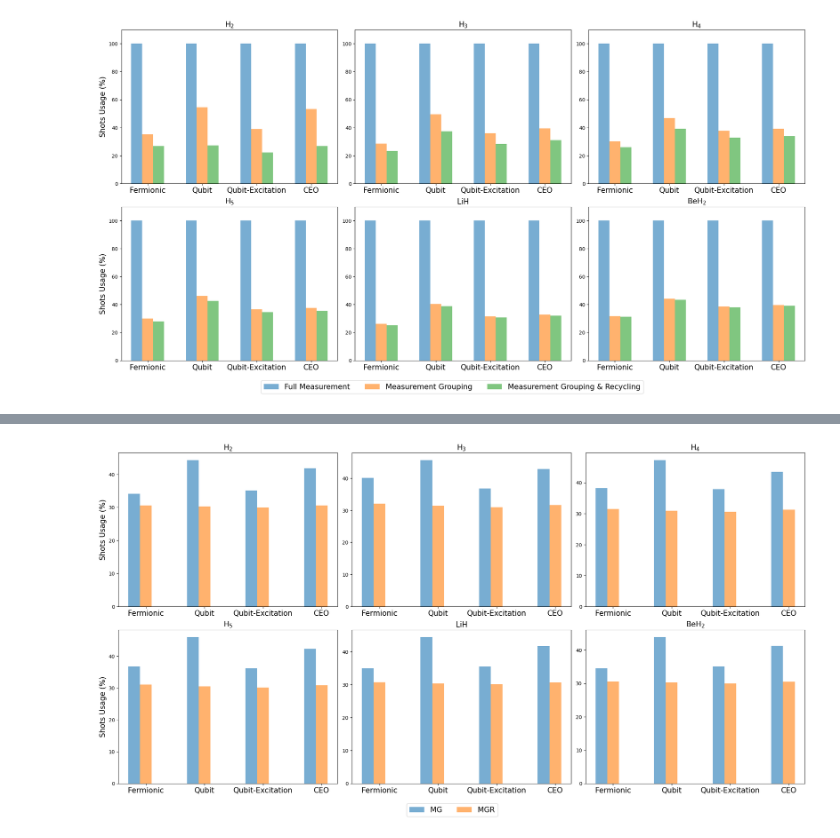
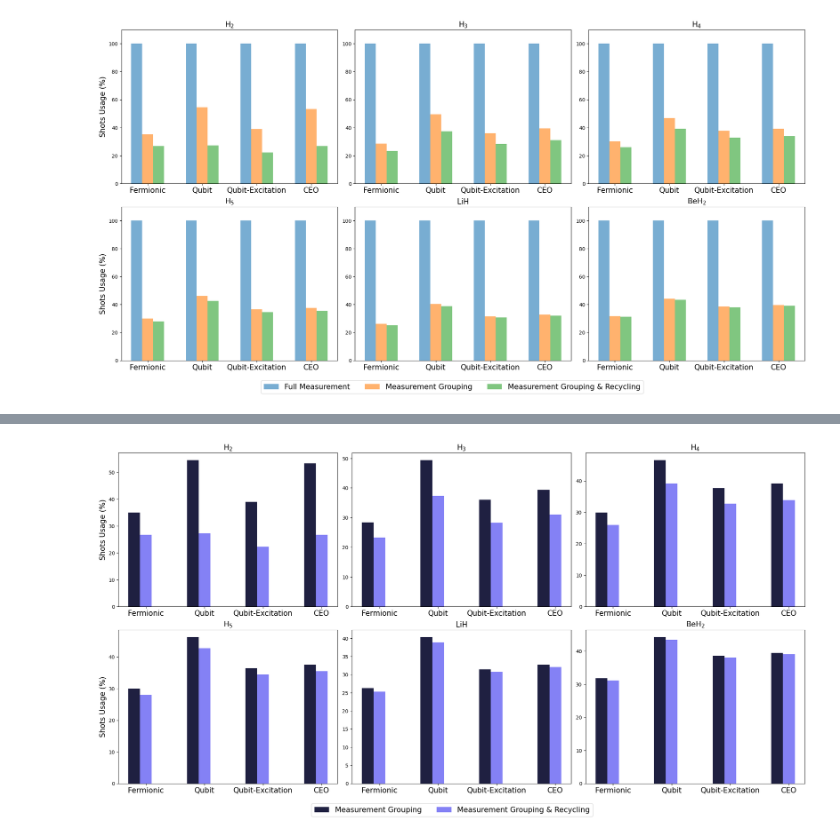
Before and after one commit to azhar-ikhtiarudin/ShotOptimization-ADAPT-VQE, a Jupyter notebook: data/data_meas_recycle.ipynb, the cells around one changed output, grey strips where cells are left out. Saved outputs shown, nothing was run; the diff lists cells and outputs as text; code cells hidden in the pictures.

Commit message:
update bar chart style

```diff
--- a/data/data_meas_recycle.ipynb
+++ b/data/data_meas_recycle.ipynb
@@ -553,71 +292,75 @@ pools_data = {
 
 methods_data = {
     "H$_2$": {
-        # 'FM': (100, 100, 100, 100),
-        'MG': (34.03, 44.28, 35.02, 41.75),
-        'MGR': (30.52, 30.21, 29.96, 30.52),
+        # 'Full Measurement': (100, 100, 100, 100),
+        'Measurement Grouping': (35, 54.54, 38.89, 53.33),
+        'Measurement Grouping & Recycling': (26.67, 27.27, 22.22, 26.67),
     },
     "H$_3$": {
-        # 'FM': (100, 100, 100, 100),
-        'MG': (40.12, 45.67, 36.78, 42.90),
-        'MGR': (32.10, 31.45, 30.98, 31.67),
+        # 'Full Measurement': (100, 100, 100, 100),
+        'Measurement Grouping': (28.39, 49.41, 35.97, 39.31),
+        'Measurement Grouping & Recycling': (23.21, 37.31, 28.22, 30.98),
     },
     "H$_4$": {
-        # 'FM': (100, 100, 100, 100),
-        'MG': (38.22, 47.30, 37.88, 43.50),
-        'MGR': (31.45, 30.89, 30.56, 31.30),
+        # 'Full Measurement': (100, 100, 100, 100),
+        'Measurement Grouping': (29.92, 46.64, 37.70, 39.16),
+        'Measurement Grouping & Recycling': (25.98, 39.18, 32.75, 33.9),
     },
     "H$_5$": {
-        # 'FM': (100, 100, 100, 100),
-        'MG': (36.80, 46.00, 36.20, 42.30),
-        'MGR': (31.00, 30.50, 30.20, 30.80),
+        # 'Full Measurement': (100, 100, 100, 100),
+        'Measurement Grouping': (30.06, 46.27, 36.44, 37.63),
+        'Measurement Grouping & Recycling': (28.01, 42.69, 34.51, 35.52),
     },
     "LiH": {
-        # 'FM': (100, 100, 100, 100),
-        'MG': (35.00, 44.50, 35.50, 41.80),
-        'MGR': (30.80, 30.40, 30.10, 30.70),
+        # 'Full Measurement': (100, 100, 100, 100),
+        'Measurement Grouping': (26.25, 40.31, 31.41, 32.76),
+        'Measurement Grouping & Recycling': (25.27, 38.93, 30.74, 32.05),
     },
     "BeH$_2$": {
-        # 'FM': (100, 100, 100, 100),
-        'MG': (34.50, 43.90, 35.20, 41.30),
-        'MGR': (30.60, 30.30, 30.00, 30.50),
+        # 'Full Measurement': (100, 100, 100, 100),
+        'Measurement Grouping': (31.75, 44.26, 38.59, 39.51),
+        'Measurement Grouping & Recycling': (31.13, 43.44, 38.16, 39.05),
     },
 }
+
+# colors = ['#1F2041', '#55505C']
+colors = ['#8481F5', '#1F2041']
+colors = ['#1F2041', '#8481F5']
 
 # Creating 3x2 grid
 fig, axes = plt.subplots(2, 3, figsize=(20, 10), layout='constrained')
 width = 0.2  # Width of the bars
 
 for i, (ax, molecule) in enumerate(zip(axes.flat, molecules)):
     pools = pools_data[molecule]
     methods = methods_data[molecule]
     x = np.arange(len(pools))  # Label locations
     multiplier = -0.5
 
-    for attribute, measurement in methods.items():
+    for j, (attribute, measurement) in enumerate(methods.items()):
         offset = width * multiplier
-        rects = ax.bar(x + offset, measurement, width, label=attribute, alpha=0.6)
+        rects = ax.bar(x + offset, measurement, width, label=attribute, alpha=1, color=colors[j])
         multiplier += 1
 
     # Labels and ticks
     ax.set_title(molecule, fontsize=15)
     if i % 3 == 0:
         ax.set_ylabel('Shots Usage (%)', fontsize=15)
     ax.set_xticks(x + width / 2, pools, fontsize=15)
     ax.tick_params(axis='y', labelsize=10)
     # ax.set_ylim(0, 100)
 
 # Add a single legend outside the plots
 handles, labels = ax.get_legend_handles_labels()
 fig.legend(handles, labels, loc='lower center', ncol=3, fontsize=15, bbox_to_anchor=(0.5, -0.07))
 
 plt.savefig('Full_Measurement_recycling.pdf', format='pdf', dpi=300, bbox_inches='tight')
 # plt.savefig('Full_Measurement_recycling.eps', format='eps', dpi=300, bbox_inches='tight')
 
 # Show the plot
 plt.show()
 # %% [output]
-[figure, old version]
+[figure, new version]
 # %%
 import matplotlib.pyplot as plt
 import numpy as np
```
Also changed, not shown: parts of 2 cells of this notebook, 4 other files.
